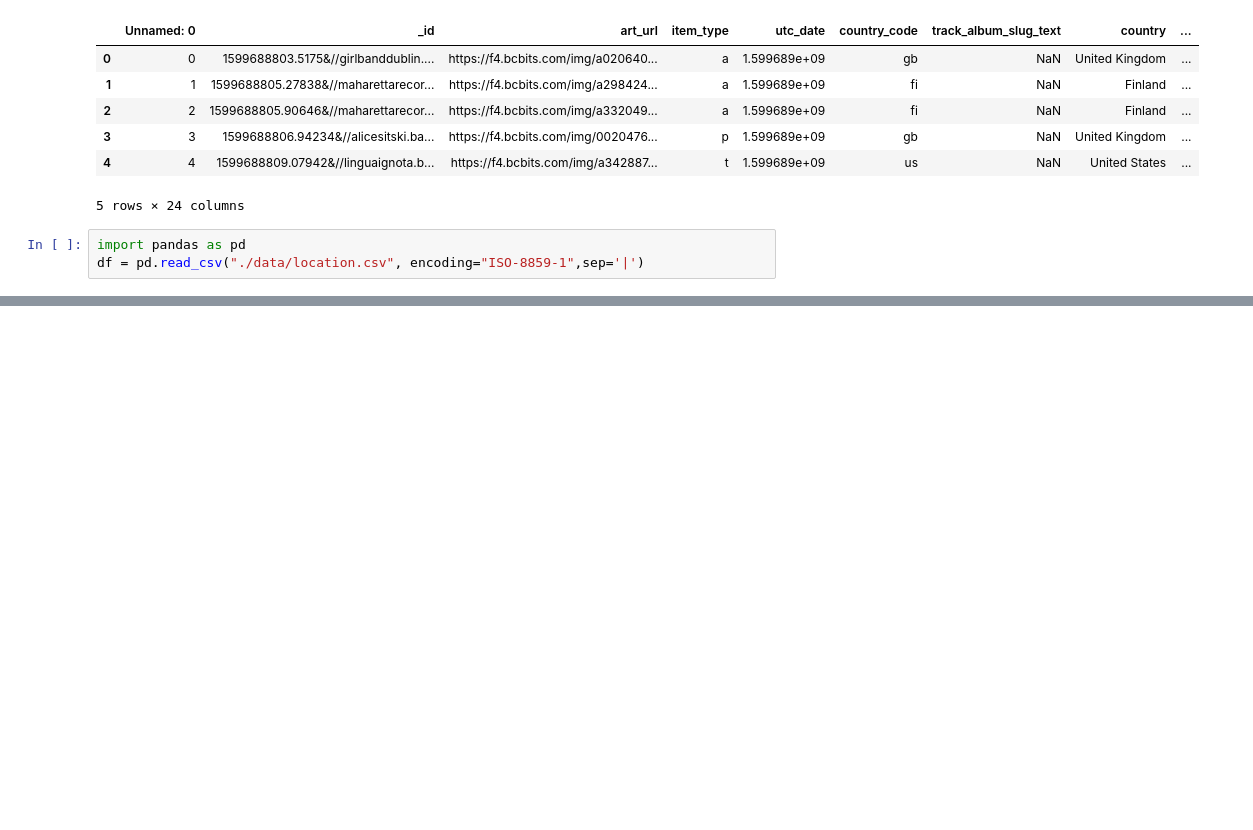
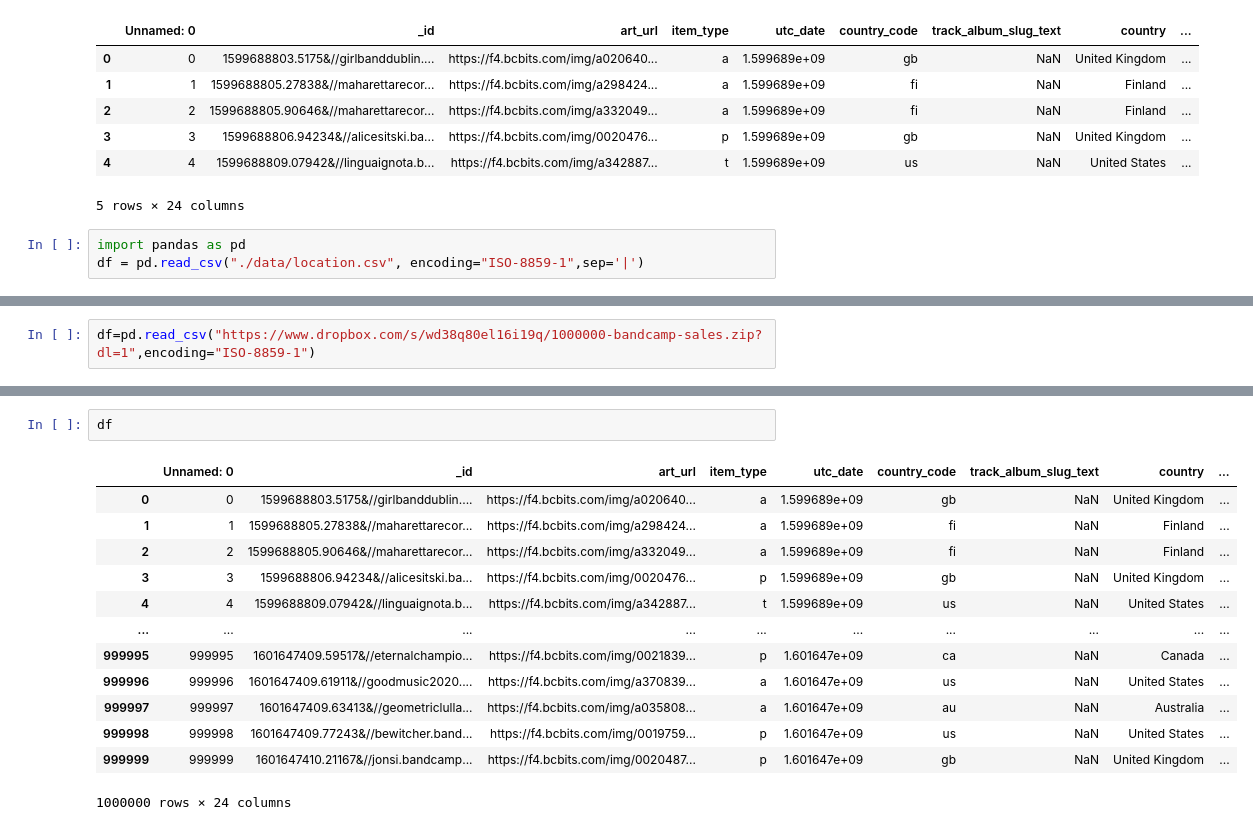
Before and after one commit to ivanilk/Analysis-of-Bancamp-sales, a Jupyter notebook: Main.ipynb, the cells around one changed output, grey strips where cells are left out. Saved outputs shown, nothing was run; the diff lists cells and outputs as text; blank space fills up the shorter version.

```diff
--- a/Main.ipynb
+++ b/Main.ipynb
@@ -54,0 +59,2 @@ df1.to_csv('1000000-bandcamp-sales.csv',index=False)
+# %%
+df=pd.read_csv("https://www.dropbox.com/s/wd38q80el16i19q/1000000-bandcamp-sales.zip?dl=1",encoding="ISO-8859-1")
@@ -54,0 +71,16 @@ df1.to_csv('1000000-bandcamp-sales.csv',index=False)
+# %%
+df
+# %% [output]
+|  | Unnamed: 0 | _id | art_url | item_type | utc_date | country_code | track_album_slug_text | country | ... |
+| 0 | 0 | 1599688803.5175&//girlbanddublin.... | https://f4.bcbits.com/img/a020640... | a | 1.599689e+09 | gb | NaN | United Kingdom | ... |
+| 1 | 1 | 1599688805.27838&//maharettarecor... | https://f4.bcbits.com/img/a298424... | a | 1.599689e+09 | fi | NaN | Finland | ... |
+| 2 | 2 | 1599688805.90646&//maharettarecor... | https://f4.bcbits.com/img/a332049... | a | 1.599689e+09 | fi | NaN | Finland | ... |
+| 3 | 3 | 1599688806.94234&//alicesitski.ba... | https://f4.bcbits.com/img/0020476... | p | 1.599689e+09 | gb | NaN | United Kingdom | ... |
+| 4 | 4 | 1599688809.07942&//linguaignota.b... | https://f4.bcbits.com/img/a342887... | t | 1.599689e+09 | us | NaN | United States | ... |
+| ... | ... | ... | ... | ... | ... | ... | ... | ... | ... |
+| 999995 | 999995 | 1601647409.59517&//eternalchampio... | https://f4.bcbits.com/img/0021839... | p | 1.601647e+09 | ca | NaN | Canada | ... |
+| 999996 | 999996 | 1601647409.61911&//goodmusic2020.... | https://f4.bcbits.com/img/a370839... | a | 1.601647e+09 | us | NaN | United States | ... |
+| 999997 | 999997 | 1601647409.63413&//geometriclulla... | https://f4.bcbits.com/img/a035808... | a | 1.601647e+09 | au | NaN | Australia | ... |
+| 999998 | 999998 | 1601647409.77243&//bewitcher.band... | https://f4.bcbits.com/img/0019759... | p | 1.601647e+09 | us | NaN | United States | ... |
+| 999999 | 999999 | 1601647410.21167&//jonsi.bandcamp... | https://f4.bcbits.com/img/0020487... | p | 1.601647e+09 | gb | NaN | United Kingdom | ... |
+1000000 rows × 24 columns
```
Also changed, not shown: parts of 11 cells of this notebook, 8 other files.
